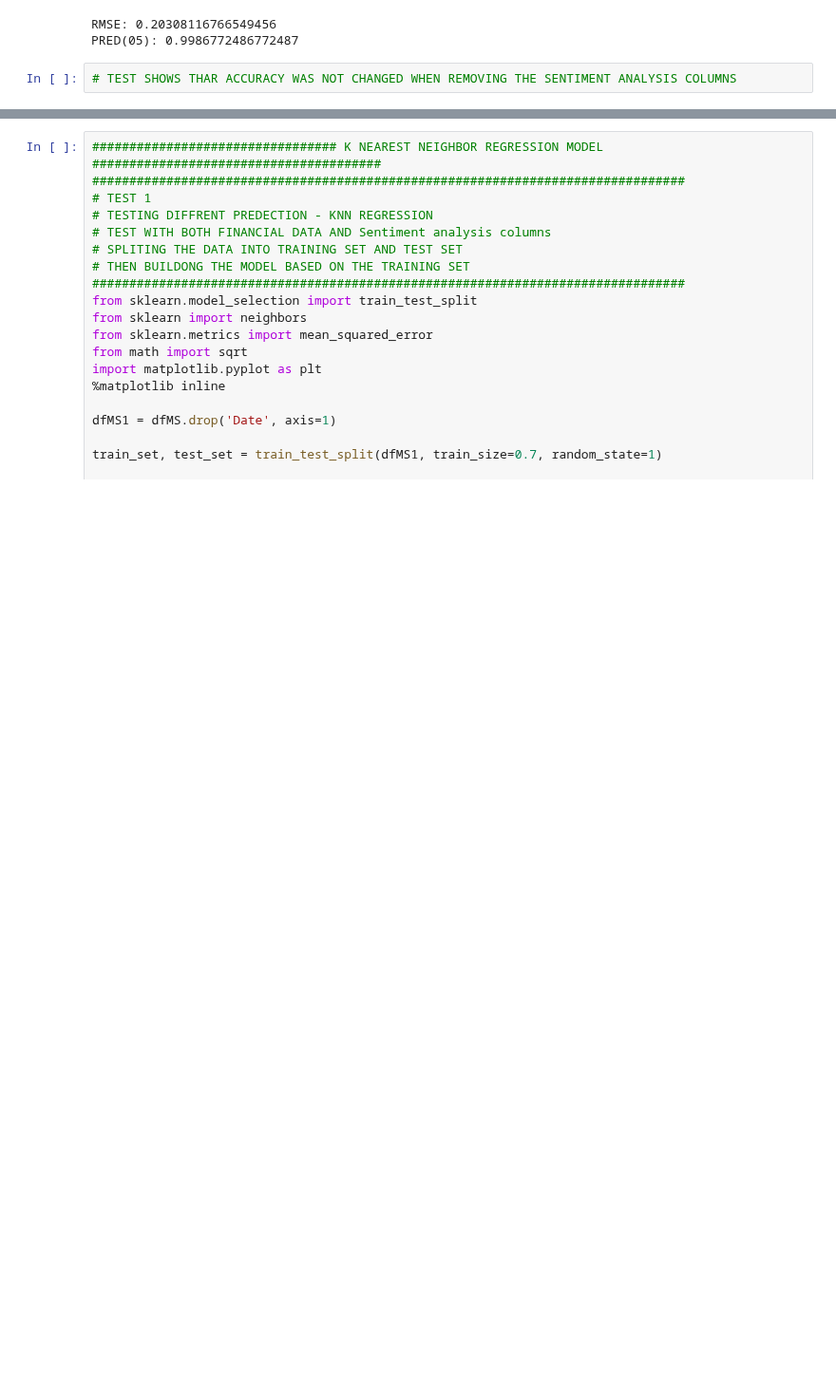
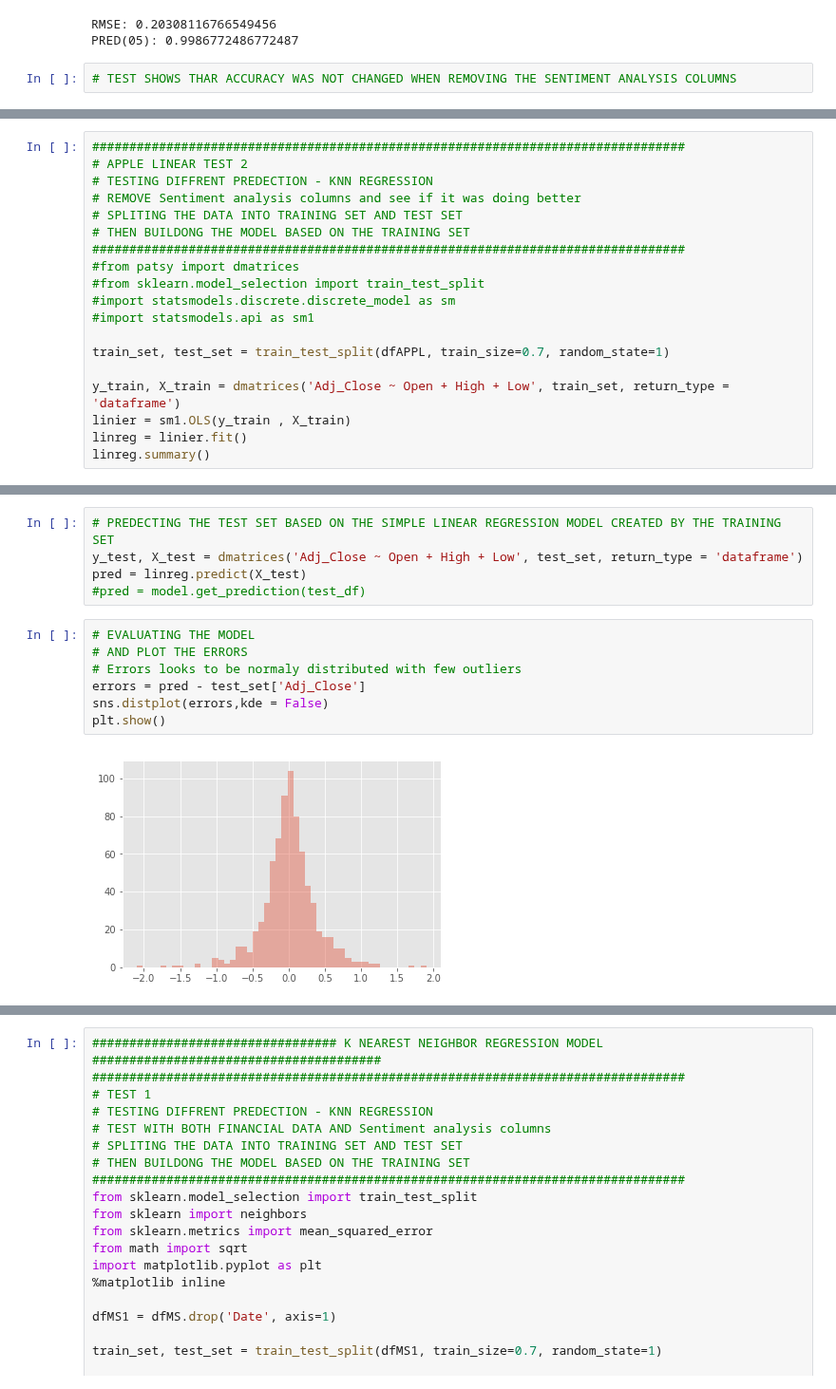
Before and after one commit to micattia/Capstone, a Jupyter notebook: 06_Exprimental_Test_and_Modeling.ipynb, the cells around one changed output, grey strips where cells are left out. Shown at 95% size. Cells and saved outputs as stored; diff of their text form; blank space fills up the shorter version.

```diff
--- a/06_Exprimental_Test_and_Modeling.ipynb
+++ b/06_Exprimental_Test_and_Modeling.ipynb
@@ -327,0 +438,19 @@ PRED(05): 0.9986772486772487
+# %%
+################################################################################
+# APPLE LINEAR TEST 2
+# TESTING DIFFRENT PREDECTION - KNN REGRESSION
+# REMOVE Sentiment analysis columns and see if it was doing better
+# SPLITING THE DATA INTO TRAINING SET AND TEST SET
+# THEN BUILDONG THE MODEL BASED ON THE TRAINING SET
+################################################################################
+#from patsy import dmatrices
+#from sklearn.model_selection import train_test_split
+#import statsmodels.discrete.discrete_model as sm
+#import statsmodels.api as sm1
+
+train_set, test_set = train_test_split(dfAPPL, train_size=0.7, random_state=1)
+
+y_train, X_train = dmatrices('Adj_Close ~ Open + High + Low', train_set, return_type = 'dataframe')
+linier = sm1.OLS(y_train , X_train)
+linreg = linier.fit()
+linreg.summary()
@@ -327,0 +479,14 @@ PRED(05): 0.9986772486772487
+# %%
+# PREDECTING THE TEST SET BASED ON THE SIMPLE LINEAR REGRESSION MODEL CREATED BY THE TRAINING SET
+y_test, X_test = dmatrices('Adj_Close ~ Open + High + Low', test_set, return_type = 'dataframe')
+pred = linreg.predict(X_test)
+#pred = model.get_prediction(test_df)
+# %%
+# EVALUATING THE MODEL
+# AND PLOT THE ERRORS
+# Errors looks to be normaly distributed with few outliers
+errors = pred - test_set['Adj_Close']
+sns.distplot(errors,kde = False)
+plt.show()
+# %% [output]
+[figure, added]
```
Also changed, not shown: parts of 9 cells of this notebook.
